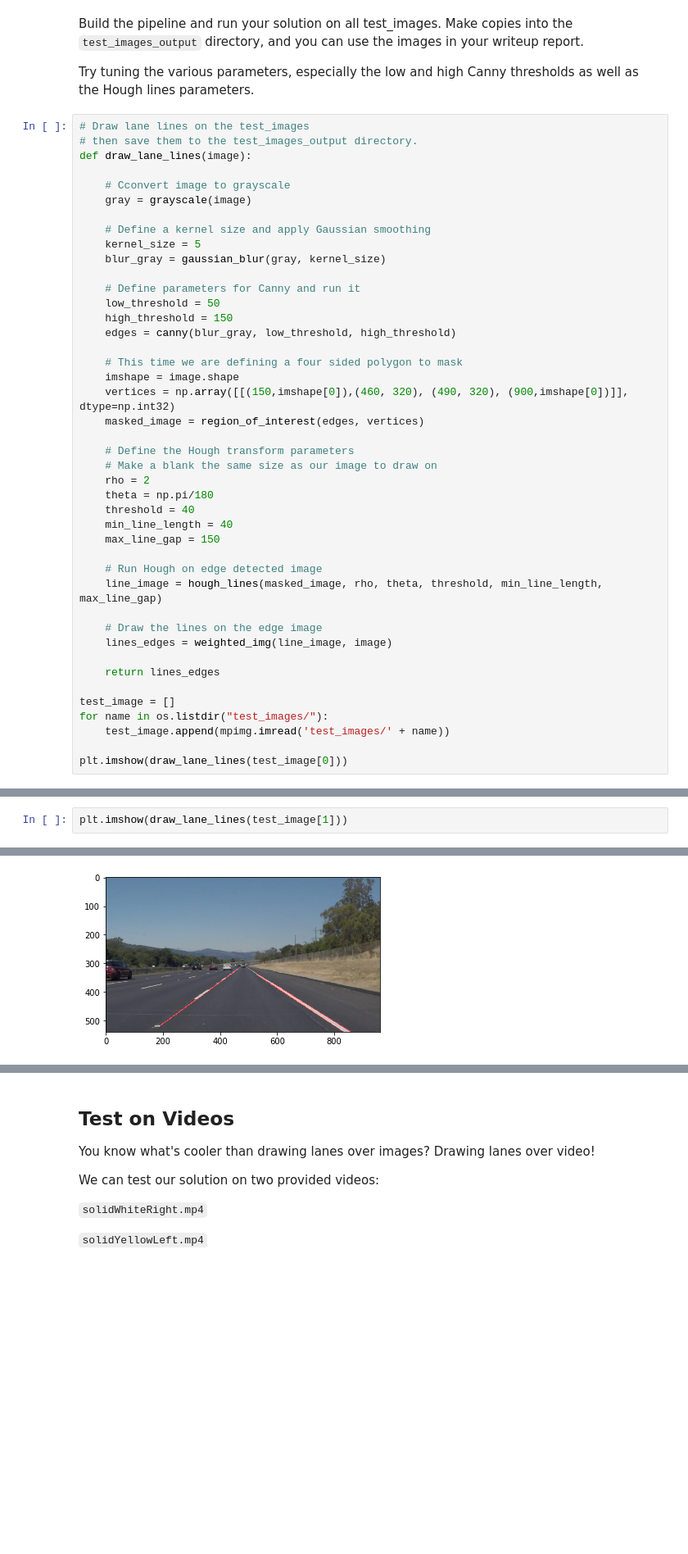
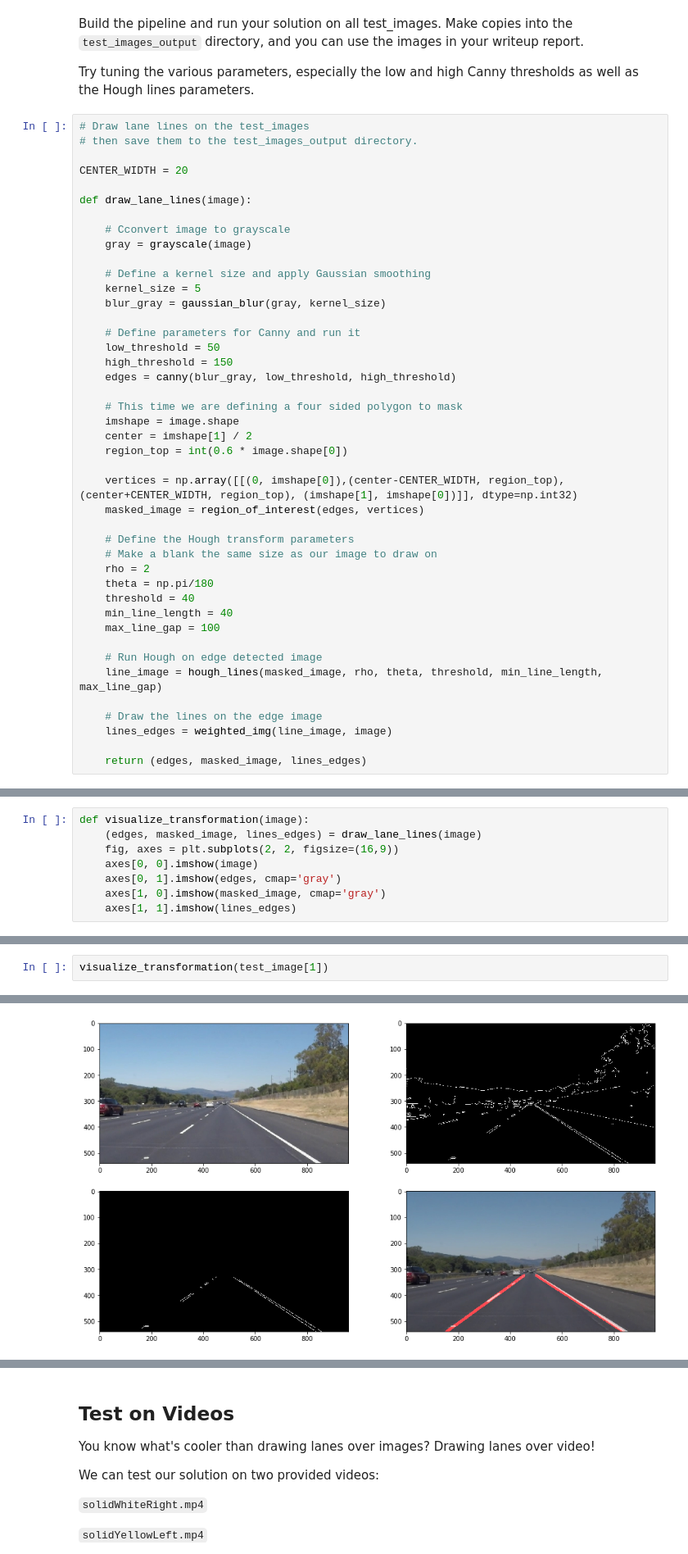
Before and after one commit to bamboo983/self-driving-car, a Jupyter notebook: p1-lane-lines/P1.ipynb, the cells around one changed output, grey strips where cells are left out. Shown at 82% size. Saved outputs shown, nothing was run; the diff lists cells and outputs as text; blank space fills up the shorter version.

Commit message:
Draw solid lines on lanes

```diff
--- a/p1-lane-lines/P1.ipynb
+++ b/p1-lane-lines/P1.ipynb
@@ -195,6 +229,9 @@ Try tuning the various parameters, especially the low and high Canny thresholds
 # %%
 # Draw lane lines on the test_images
 # then save them to the test_images_output directory.
+
+CENTER_WIDTH = 20
+
 def draw_lane_lines(image):
 
     # Cconvert image to grayscale
@@ -211,7 +248,10 @@ def draw_lane_lines(image):
 
     # This time we are defining a four sided polygon to mask
     imshape = image.shape
-    vertices = np.array([[(150,imshape[0]),(460, 320), (490, 320), (900,imshape[0])]], dtype=np.int32)
+    center = imshape[1] / 2
+    region_top = int(0.6 * image.shape[0])
+
+    vertices = np.array([[(0, imshape[0]),(center-CENTER_WIDTH, region_top), (center+CENTER_WIDTH, region_top), (imshape[1], imshape[0])]], dtype=np.int32)
     masked_image = region_of_interest(edges, vertices)
 
     # Define the Hough transform parameters
@@ -220,7 +260,7 @@ def draw_lane_lines(image):
     theta = np.pi/180
     threshold = 40
     min_line_length = 40
-    max_line_gap = 150
+    max_line_gap = 100
 
     # Run Hough on edge detected image
     line_image = hough_lines(masked_image, rho, theta, threshold, min_line_length, max_line_gap)
@@ -228,10 +268,4 @@ def draw_lane_lines(image):
     # Draw the lines on the edge image
     lines_edges = weighted_img(line_image, image)
 
-    return lines_edges
-
-test_image = []
-for name in os.listdir("test_images/"):
-    test_image.append(mpimg.imread('test_images/' + name))
-
-plt.imshow(draw_lane_lines(test_image[0]))
+    return (edges, masked_image, lines_edges)
@@ -240,0 +272,8 @@ plt.imshow(draw_lane_lines(test_image[0]))
+# %%
+def visualize_transformation(image):
+    (edges, masked_image, lines_edges) = draw_lane_lines(image)
+    fig, axes = plt.subplots(2, 2, figsize=(16,9))
+    axes[0, 0].imshow(image)
+    axes[0, 1].imshow(edges, cmap='gray')
+    axes[1, 0].imshow(masked_image, cmap='gray')
+    axes[1, 1].imshow(lines_edges)
@@ -241,3 +288,3 @@ plt.imshow(draw_lane_lines(test_image[0]))
 # %%
-plt.imshow(draw_lane_lines(test_image[1]))
+visualize_transformation(test_image[1])
 # %% [output]
@@ -245,2 +291,2 @@ plt.imshow(draw_lane_lines(test_image[1]))
-[figure, old version]
+[figure, new version]
 # %%
```
Also changed, not shown: parts of 13 cells of this notebook.
